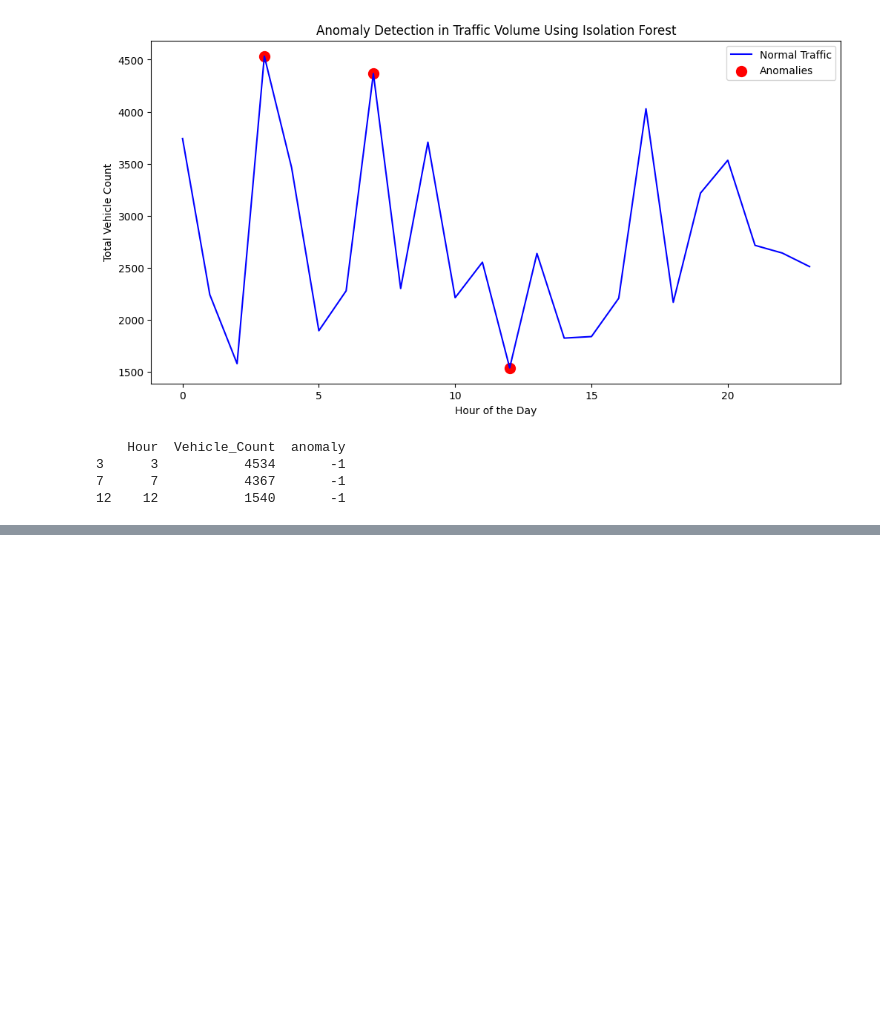
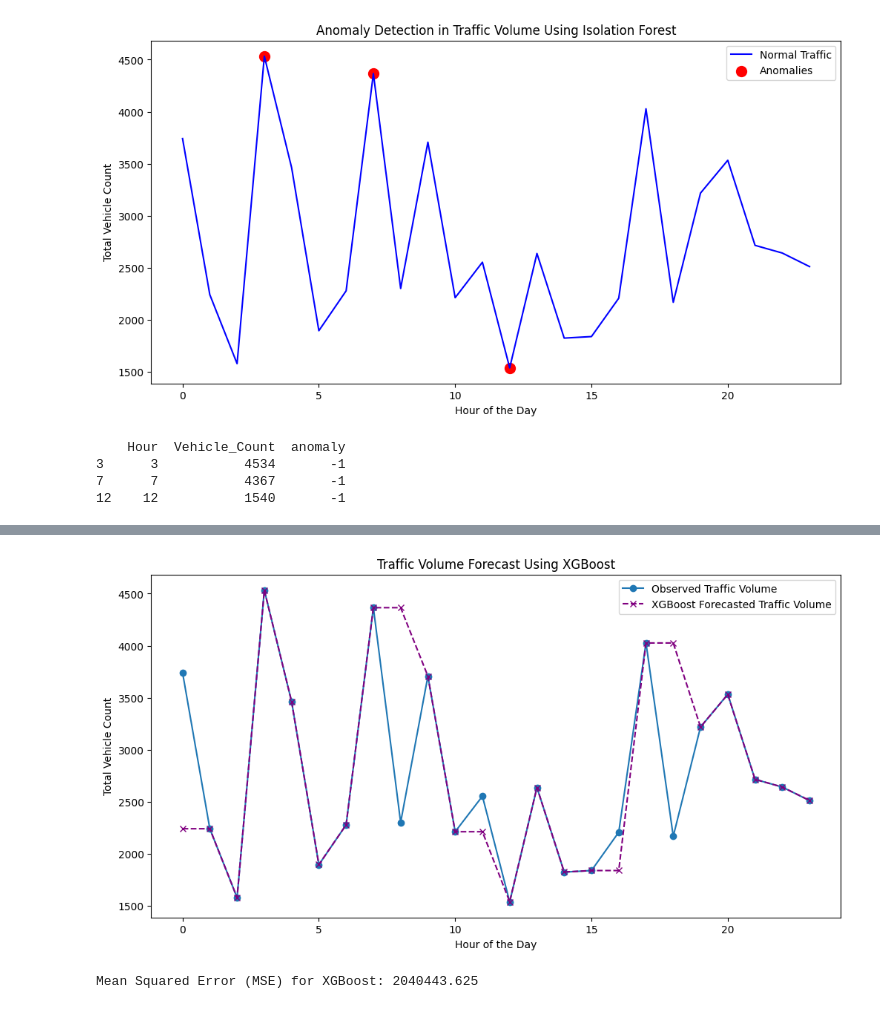
Before and after one commit to Arunprabhakaran04/EY_task, a Jupyter notebook: Case_Study_2/traffic_analysis.ipynb, the cells around one changed output, grey strips where cells are left out. Cells and saved outputs as stored; diff of their text form; code cells hidden in the pictures; blank space fills up the shorter version.

```diff
--- a/Case_Study_2/traffic_analysis.ipynb
+++ b/Case_Study_2/traffic_analysis.ipynb
@@ -336,0 +397,35 @@ print(anomalies)
+# %%
+import pandas as pd
+import numpy as np
+import matplotlib.pyplot as plt
+from sklearn.model_selection import train_test_split
+from sklearn.metrics import mean_squared_error
+from xgboost import XGBRegressor
+
+ml_df = traffic_flow_df.groupby(['Hour']).agg({'Vehicle_Count': 'sum'}).reset_index()
+
+X = ml_df[['Hour']]
+y = ml_df['Vehicle_Count']
+
+X_train, X_test, y_train, y_test = train_test_split(X, y, test_size=0.2, random_state=42)
+
+xgb_model = XGBRegressor(objective='reg:squarederror', n_estimators=60, random_state=42)
+xgb_model.fit(X_train, y_train)
+
+future_hours = pd.DataFrame({'Hour': np.arange(24)})
+xgb_forecast = xgb_model.predict(future_hours)
+
+plt.figure(figsize=(12, 6))
+plt.plot(ml_df['Hour'], ml_df['Vehicle_Count'], label='Observed Traffic Volume', marker='o')
+plt.plot(future_hours['Hour'], xgb_forecast, label='XGBoost Forecasted Traffic Volume', color='purple', linestyle='--', marker='x')
+plt.title('Traffic Volume Forecast Using XGBoost')
+plt.xlabel('Hour of the Day')
+plt.ylabel('Total Vehicle Count')
+plt.legend()
+plt.show()
+
+xgb_mse = mean_squared_error(y_test, xgb_model.predict(X_test))
+print(f"Mean Squared Error (MSE) for XGBoost: {xgb_mse}")
+# %% [output]
+[figure, added]
+Mean Squared Error (MSE) for XGBoost: 2040443.625
```
Also changed, not shown: parts of 2 cells of this notebook.
